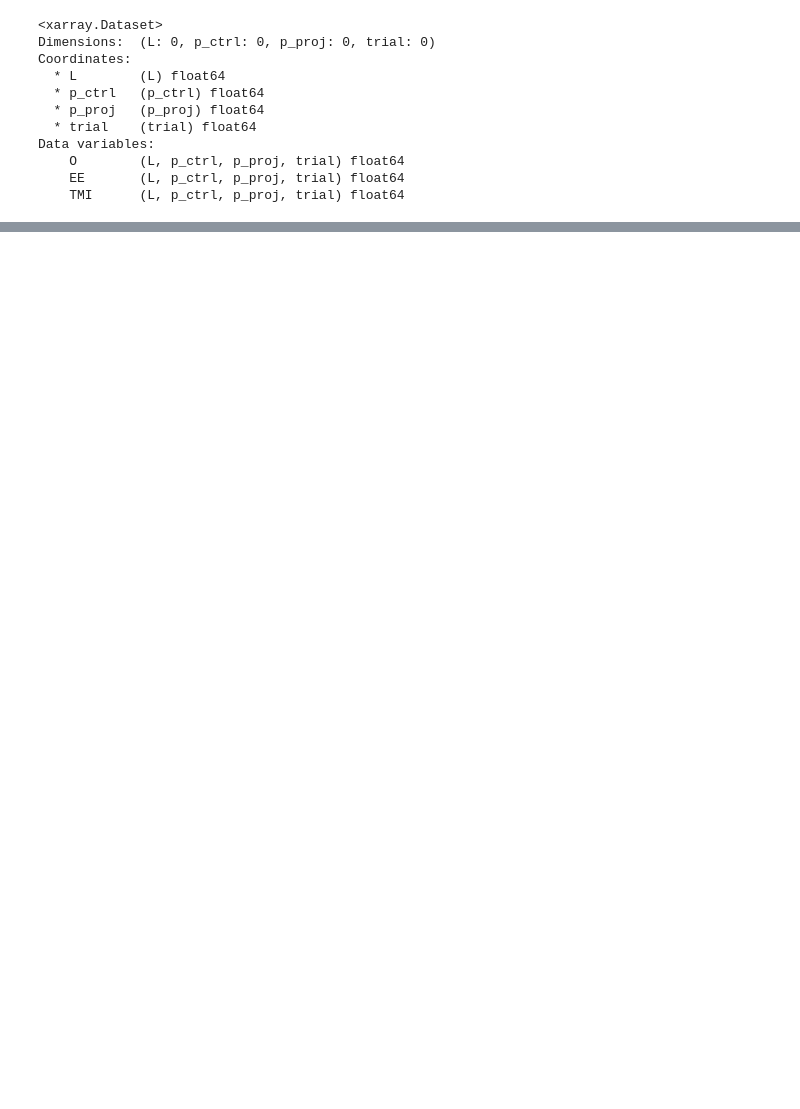
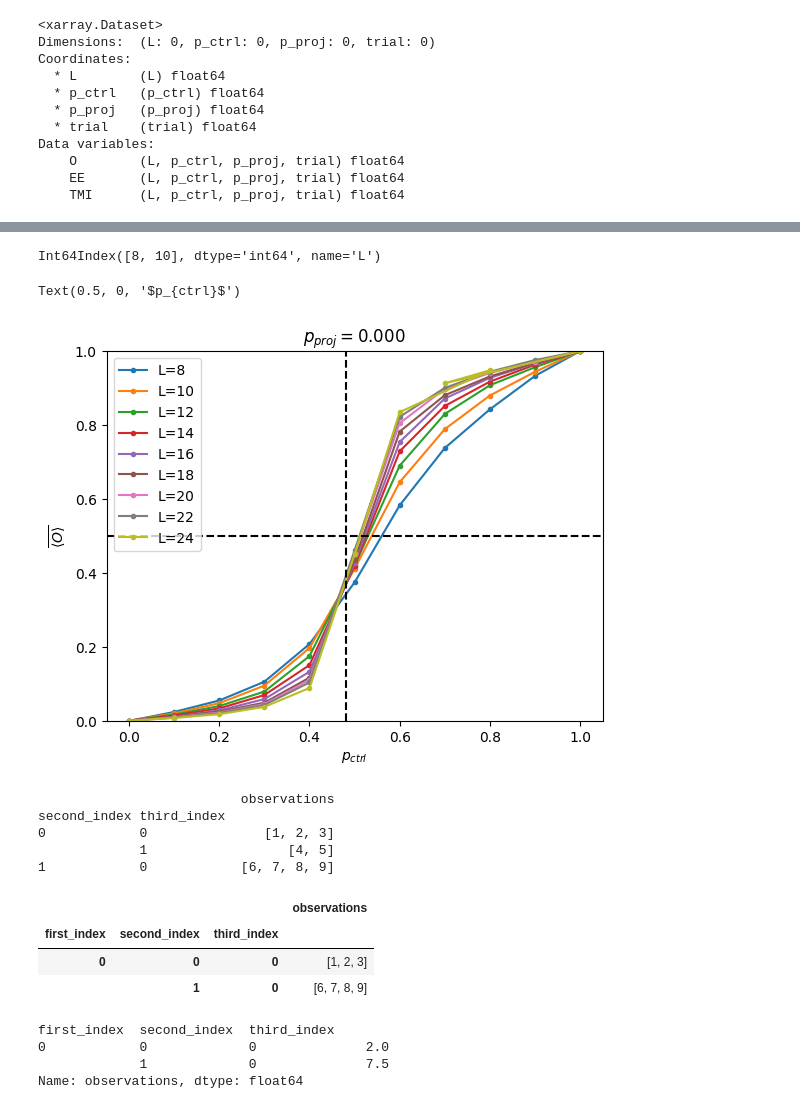
Before and after one commit to hainingpan/control_transition, a Jupyter notebook: combine.ipynb, the cells around one changed output, grey strips where cells are left out. Saved outputs shown, nothing was run; the diff lists cells and outputs as text; code cells hidden in the pictures; blank space fills up the shorter version.

```diff
--- a/combine.ipynb
+++ b/combine.ipynb
@@ -83,0 +187,10 @@ ds=add_new_data(ds,data)
+# %%
+for s in range(25):
+    for p_ctrl in np.linspace(0,1,11):
+        fn=f'CT_En80_pctrl({p_ctrl:.2f},{p_ctrl:.2f},1)_pproj(0.00,0.00,1)_L(24,26,2)_xj(1-3,2-3)_seed{s}_es80_64.pickle'
+        try:
+            with open(os.path.join('Data',fn),'rb') as f:
+                data=pickle.load(f)
+        except:
+            print(f'File missing: {fn}')
+        add_to_dict(data_dict, data,fn)
@@ -83,0 +217,11 @@ ds=add_new_data(ds,data)
+# %%
+for s in range(1):
+    for p_ctrl in np.linspace(0,1,11)[1:]:
+        for p_proj in np.linspace(0,1,11):
+            fn=f'CT_En2000_pctrl({p_ctrl:.2f},{p_ctrl:.2f},1)_pproj({p_proj:.2f},{p_proj:.2f},1)_L(10,12,2)_xj(1-3,2-3)_seed{s}_es2000_64.pickle'
+            try:
+                with open(os.path.join('Data',fn),'rb') as f:
+                    data=pickle.load(f)
+            except:
+                print(f'File missing: {fn}')
+            add_to_dict(data_dict, data,fn)
@@ -83,0 +230,4 @@ ds=add_new_data(ds,data)
+# %%
+index = pd.MultiIndex.from_tuples([key for key in data_dict.keys() if key!='fn'], names=['Metrics','L', 'p_ctrl', 'p_proj'])
+# %%
+df = pd.DataFrame({'observations': [val for key,val in data_dict.items() if key!='fn']}, index=index)
@@ -83,0 +250,4 @@ ds=add_new_data(ds,data)
+# %%
+df.index.get_level_values('L').unique()
+# %% [output]
+Int64Index([8, 10], dtype='int64', name='L')
@@ -83,0 +256,17 @@ ds=add_new_data(ds,data)
+# %%
+fig,ax=plt.subplots()
+for L in df.index.get_level_values('L').unique():
+    dd=df.xs(key='O',level='Metrics').xs(key=L,level='L')['observations'].apply(lambda obs: sum(obs) / len(obs) if obs else None)
+    ax.plot(dd.index.get_level_values('p_ctrl'),dd,'.-',label=f'L={L}')
+    # ax.plot(p_ctrl_list,data['O'][i,:,p_proj_idx].mean(axis=-1),'.-',label=f'L={L_list[i]}')
+ax.legend()
+ax.axvline(x=0.48,ls='dashed',color='k')
+ax.axhline(y=0.5,ls='dashed',color='k')
+# ax.set_xlim([.2,.8])
+ax.set_ylim([0,1])
+ax.set_title(f'$p_{{proj}}={p_proj_list[p_proj_idx]:.3f}$')
+ax.set_ylabel(r'$\overline{\langle O \rangle}$')
+ax.set_xlabel('$p_{ctrl}$')
+# %% [output]
+Text(0.5, 0, '$p_{ctrl}$')
+[figure, added]
@@ -83,0 +275,10 @@ ds=add_new_data(ds,data)
+# %%
+# Access data by slicing
+subset = df.xs(key=0, level='first_index')  # Slicing by first index
+print(subset)
+# %% [output]
+                          observations
+second_index third_index
+0            0               [1, 2, 3]
+             1                  [4, 5]
+1            0            [6, 7, 8, 9]
@@ -83,0 +287,17 @@ ds=add_new_data(ds,data)
+# %%
+subset
+# %% [output]
+|  |  |  | observations |
+| first_index | second_index | third_index |  |
+| 0 | 0 | 0 | [1, 2, 3] |
+|  | 1 | 0 | [6, 7, 8, 9] |
+# %%
+
+# Compute mean over the observations in the slice
+mean_values = subset['observations'].apply(lambda obs: sum(obs) / len(obs) if obs else None)
+print(mean_values)
+# %% [output]
+first_index  second_index  third_index
+0            0             0              2.0
+             1             0              7.5
+Name: observations, dtype: float64
```
Also changed, not shown: parts of 37 cells of this notebook.
